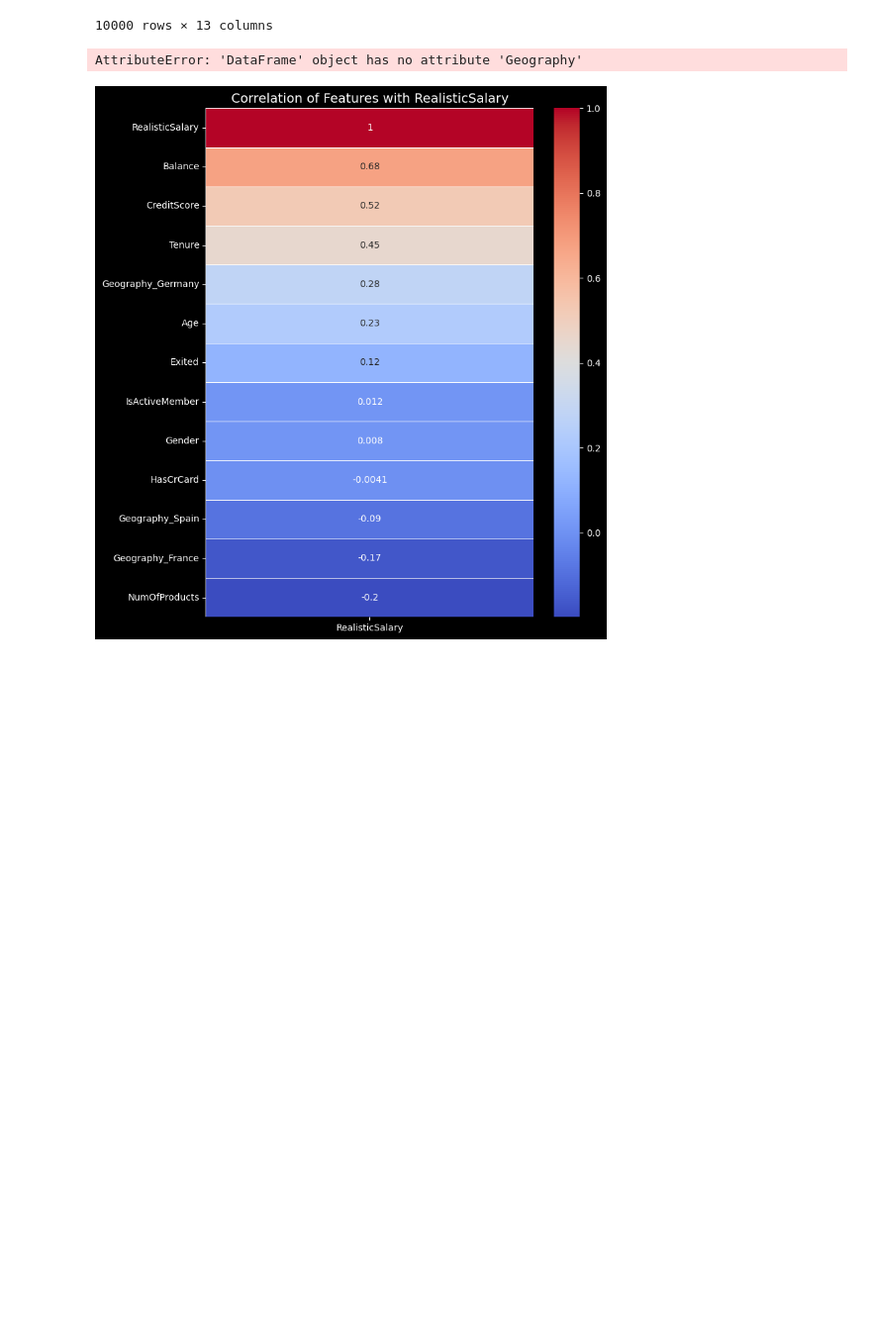
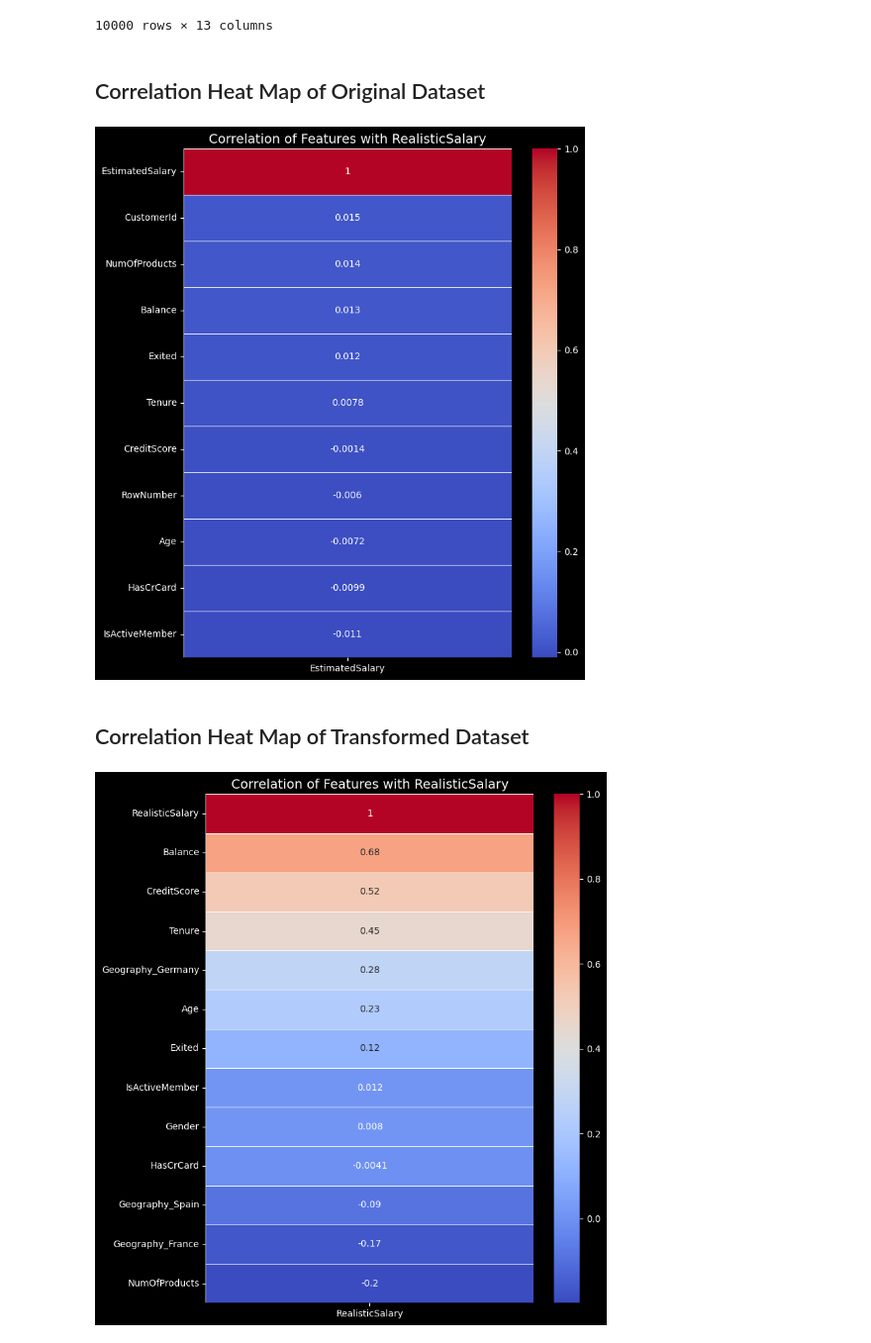
Before and after one commit to ProgrammerRez/ANN_Project, a Jupyter notebook: Regressor_Training/ANN_Regressor.ipynb, the cells around one changed output. Shown: that part at 99% size. Cells and saved outputs as stored; diff of their text form; code cells hidden in the pictures; blank space fills up the shorter version.

```diff
--- a/Regressor_Training/ANN_Regressor.ipynb
+++ b/Regressor_Training/ANN_Regressor.ipynb
@@ -35,0 +9,3 @@ df.shape
+# %%
+df_old = pd.read_csv('Data/Data.csv')
+df_old
@@ -75,10 +131,24 @@ df
 | 9998 | 772 | 1 | 42 | 3 | 75075.31 | 2 | 1 | 0 | 1 | ... |
 | 9999 | 792 | 0 | 28 | 4 | 130142.79 | 1 | 1 | 0 | 0 | ... |
 10000 rows × 13 columns
-# %%
-df.Geography.unique()
-# %% [output]
-AttributeError: 'DataFrame' object has no attribute 'Geography'
+# %% [markdown]
+## Correlation Heat Map of Original Dataset
+# %%
+import matplotlib.pyplot as plt
+import seaborn as sns
+
+numeric_df = df_old.select_dtypes(include=['number'])
+corr = numeric_df.corr()["EstimatedSalary"].sort_values(ascending=False)
+
+# Heatmap
+plt.figure(figsize=(8,10))
+sns.heatmap(corr.to_frame(), annot=True, cmap="coolwarm", cbar=True, linewidths=0.5)
+plt.title("Correlation of Features with RealisticSalary", fontsize=14)
+plt.show()
+# %% [output]
+[figure, added]
+# %% [markdown]
+## Correlation Heat Map of Transformed Dataset
 # %%
 import matplotlib.pyplot as plt
 import seaborn as sns
```
Also changed, not shown: parts of 12 cells of this notebook, 2 other files.
